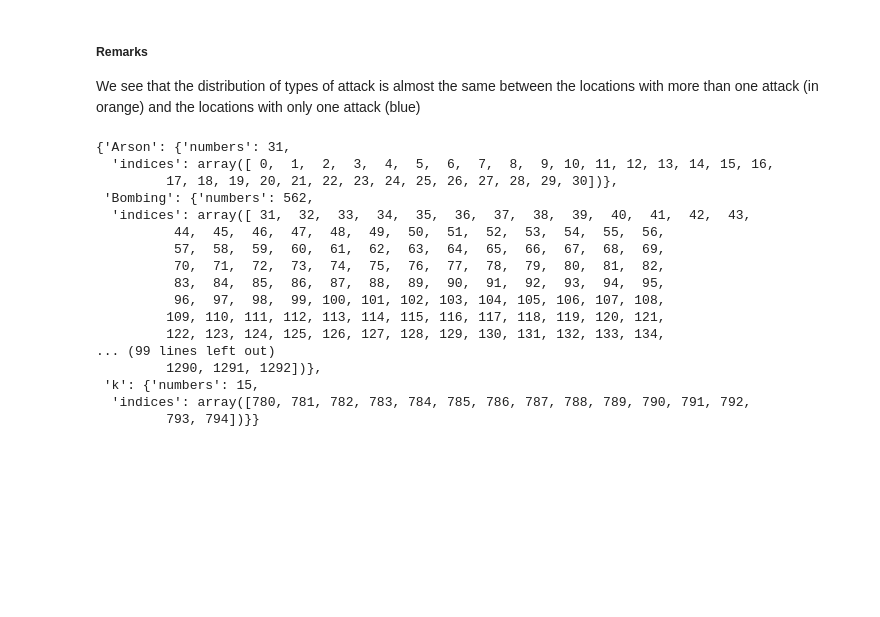
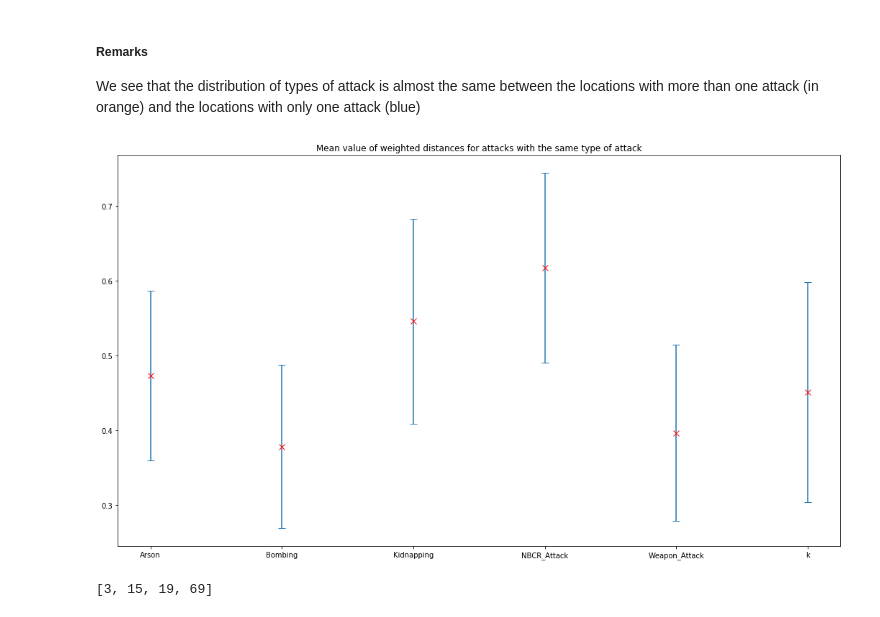
Before and after one commit to coencharles/NTDS_team34, a Jupyter notebook: Project.ipynb, the cells around one changed output. Cells and saved outputs as stored; diff of their text form; code cells hidden in the pictures; blank space fills up the shorter version.

```diff
--- a/Project.ipynb
+++ b/Project.ipynb
@@ -32,7 +32,10 @@ n_nodes = len(adjacency_location)
 location = np.load('location_vector.npy')
 
 # Weighted adjacency matrix of the distance from features
-adjacency_weights = np.load('adjacency_weights_matrix.npy')
+old_adjacency_weights = np.load('adjacency_weights_matrix.npy')
+new_adjacency_weights = np.load('new_adjacency_weights_matrix.npy')
+
+adjacency_weights = new_adjacency_weights
 # %%
 ## Definition of fonctions
 
@@ -102,4 +105,5 @@ for i in keys:
         list_attacks.append({unique_ele[j]: np.round(unique_counts[j]/total_attacks*100)})
 
     list_attacks.append(total_attacks)
-    recap_label[i] =  list_attacks
+    if total_attacks >= 4:
+        recap_label[i] =  list_attacks
@@ -187,28 +213,47 @@ We see that the distribution of types of attack is almost the same between the l
 # %%
 ## Any ressemblance in terms of features for attacks with same label?
 # Creation of a dictionnary with the 6 different types of attack and the indices of the nodes with this type of attack
 
 unique_ele, unique_indices, unique_counts = np.unique(labels, return_index = True, return_counts = True)
 dict_labels = {}
 for i in range(0,len(unique_ele)):
     dict_labels[unique_ele[i]] = {'numbers':unique_counts[i], 'indices':np.where(labels == unique_ele[i])[0]}
+
+dict_labels_weights = {}
+
+for i in list(dict_labels.keys()):
+    num_nodes_same_type = dict_labels[i]['numbers']
+    distances = np.zeros(int((num_nodes_same_type)*(num_nodes_same_type-1)/2))
+    index = 0
+    for j in range(0,num_nodes_same_type):
+        for k in range(j+1,num_nodes_same_type):
+            distances[index] = distance_weighted(dict_labels[i]['indices'][j],dict_labels[i]['indices'][k])
+            index += 1
+
+    dict_labels_weights[i] = {'distances':distances, 'mean': np.mean(distances), 'std': np.std(distances)}
+
+x = list(dict_labels_weights.keys())
+y = np.zeros(len(x))
+yerr = np.zeros(len(x))
+index = 0
+for i in x:
+    y[index] = dict_labels_weights[i]['mean']
+    yerr[index] = dict_labels_weights[i]['std']
+    index += 1
+
+plt.figure(figsize=(18,10))
+plt.errorbar(x,y,yerr, linestyle='None',marker='x', markersize= 8,
+                    markeredgecolor = [1,0,0],capsize=5)
+plt.title('Mean value of weighted distances for attacks with the same type of attack')
+plt.show()
+# %% [output]
+[figure, added]
-# %%
-dict_labels
-# %% [output]
-{'Arson': {'numbers': 31,
-  'indices': array([ 0,  1,  2,  3,  4,  5,  6,  7,  8,  9, 10, 11, 12, 13, 14, 15, 16,
-         17, 18, 19, 20, 21, 22, 23, 24, 25, 26, 27, 28, 29, 30])},
- 'Bombing': {'numbers': 562,
-  'indices': array([ 31,  32,  33,  34,  35,  36,  37,  38,  39,  40,  41,  42,  43,
-          44,  45,  46,  47,  48,  49,  50,  51,  52,  53,  54,  55,  56,
-          57,  58,  59,  60,  61,  62,  63,  64,  65,  66,  67,  68,  69,
-          70,  71,  72,  73,  74,  75,  76,  77,  78,  79,  80,  81,  82,
-          83,  84,  85,  86,  87,  88,  89,  90,  91,  92,  93,  94,  95,
-          96,  97,  98,  99, 100, 101, 102, 103, 104, 105, 106, 107, 108,
-         109, 110, 111, 112, 113, 114, 115, 116, 117, 118, 119, 120, 121,
-         122, 123, 124, 125, 126, 127, 128, 129, 130, 131, 132, 133, 134,
-... (99 lines left out)
-         1290, 1291, 1292])},
- 'k': {'numbers': 15,
-  'indices': array([780, 781, 782, 783, 784, 785, 786, 787, 788, 789, 790, 791, 792,
-         793, 794])}}
+# %%
+features_panda = pd.DataFrame(features)
+corr_matrix = features_panda.corr().abs()
+upper = corr_matrix.where(np.triu(np.ones(corr_matrix.shape), k=1).astype(np.bool))
+to_drop = [column for column in upper.columns if any(upper[column] > 0.95)]
+
+to_drop
+# %% [output]
+[3, 15, 19, 69]
```
Also changed, not shown: parts of 5 cells of this notebook, 3 other files.
